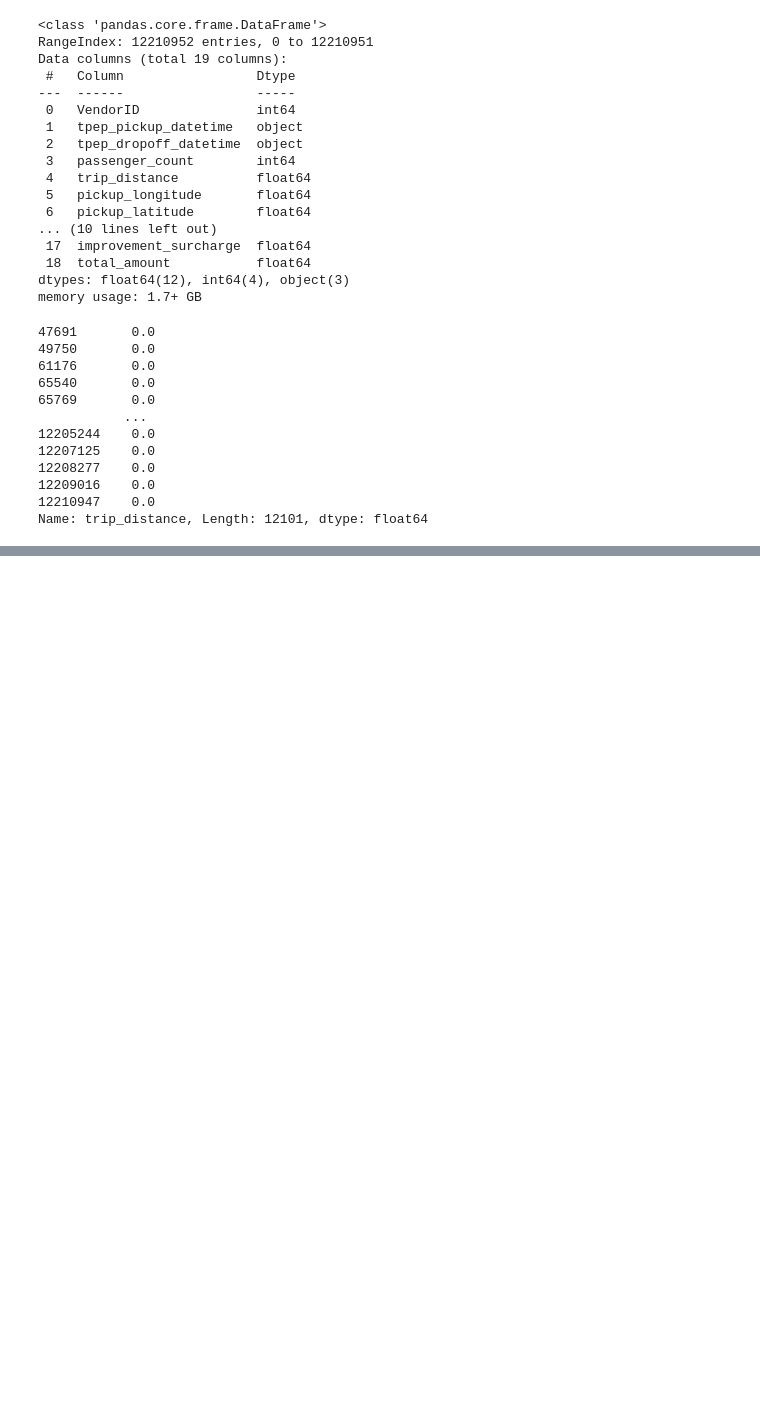
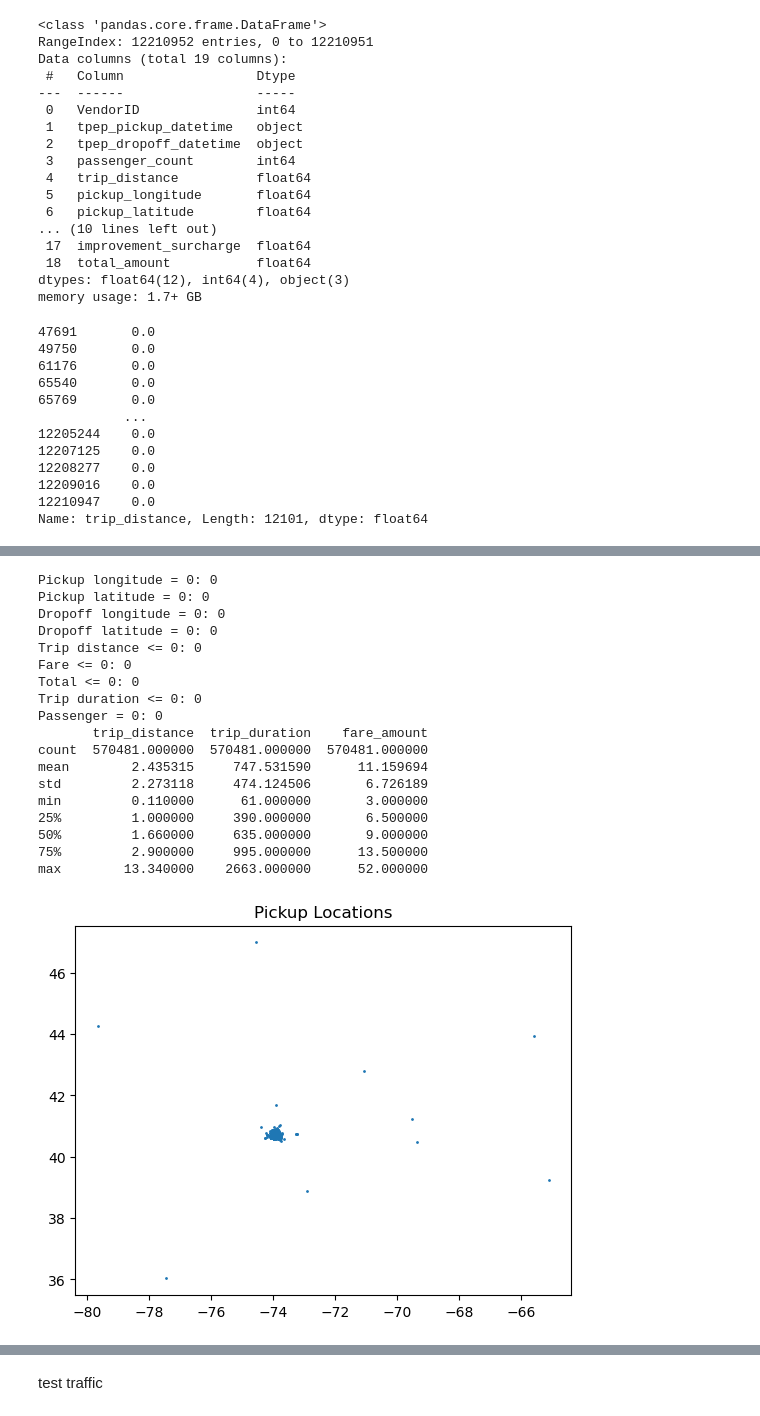
Before and after one commit to MinhNguyen-leo/Data_Mining_projects, a Jupyter notebook: data_mining/src/test.ipynb, the cells around one changed output, grey strips where cells are left out. Drawn from its saved outputs; the diff is of its cells as text; code cells hidden in the pictures; blank space fills up the shorter version.

Commit message:
preprocessing + cleaned data

```diff
--- a/data_mining/src/test.ipynb
+++ b/data_mining/src/test.ipynb
@@ -66,0 +64,20 @@ Name: trip_distance, Length: 12101, dtype: float64
+# %%
+from taxi_preprocessing import (
+    preprocess_taxi_df,
+    save_processed,
+    load_sampled_data
+)
+
+# 1. Sample
+df_sample = load_sampled_data(
+    "../data/raw/yellow_tripdata_2016-03.csv",
+    sample_frac=0.05
+)
+
+# 2. Clean
+df_clean = preprocess_taxi_df(df_sample)
+
+# 3. Save
+save_processed(df_clean, "../data/processed/taxi_cleaned.csv")
+
+print(df_clean.head())
@@ -66,0 +125,48 @@ Name: trip_distance, Length: 12101, dtype: float64
+# %%
+print("Pickup longitude = 0:", (df_clean['pickup_longitude'] == 0).sum())
+print("Pickup latitude = 0:", (df_clean['pickup_latitude'] == 0).sum())
+
+print("Dropoff longitude = 0:", (df_clean['dropoff_longitude'] == 0).sum())
+print("Dropoff latitude = 0:", (df_clean['dropoff_latitude'] == 0).sum())
+
+print("Trip distance <= 0:", (df_clean['trip_distance'] <= 0).sum())
+print("Fare <= 0:", (df_clean['fare_amount'] <= 0).sum())
+print("Total <= 0:", (df_clean['total_amount'] <= 0).sum())
+
+print("Trip duration <= 0:", (df_clean['trip_duration'] <= 0).sum())
+
+print("Passenger = 0:", (df_clean['passenger_count'] == 0).sum())
+
+print(df_clean[['trip_distance', 'trip_duration', 'fare_amount']].describe())
+
+import matplotlib.pyplot as plt
+
+plt.scatter(df_clean['pickup_longitude'], df_clean['pickup_latitude'], s=1)
+plt.title("Pickup Locations")
+plt.show()
+
+import seaborn as sns
+
+sns.histplot(df_clean['trip_duration'], bins=100)
+plt.title("Trip Duration Distribution")
+plt.show()
+# %% [output]
+Pickup longitude = 0: 0
+Pickup latitude = 0: 0
+Dropoff longitude = 0: 0
+Dropoff latitude = 0: 0
+Trip distance <= 0: 0
+Fare <= 0: 0
+Total <= 0: 0
+Trip duration <= 0: 0
+Passenger = 0: 0
+       trip_distance  trip_duration    fare_amount
+count  570481.000000  570481.000000  570481.000000
+mean        2.435315     747.531590      11.159694
+std         2.273118     474.124506       6.726189
+min         0.110000      61.000000       3.000000
+25%         1.000000     390.000000       6.500000
+50%         1.660000     635.000000       9.000000
+75%         2.900000     995.000000      13.500000
+max        13.340000    2663.000000      52.000000
+[figure, added]
@@ -66,0 +174,2 @@ Name: trip_distance, Length: 12101, dtype: float64
+# %% [markdown]
+test traffic
```
Also changed, not shown: parts of 7 cells of this notebook, 2 other files.
